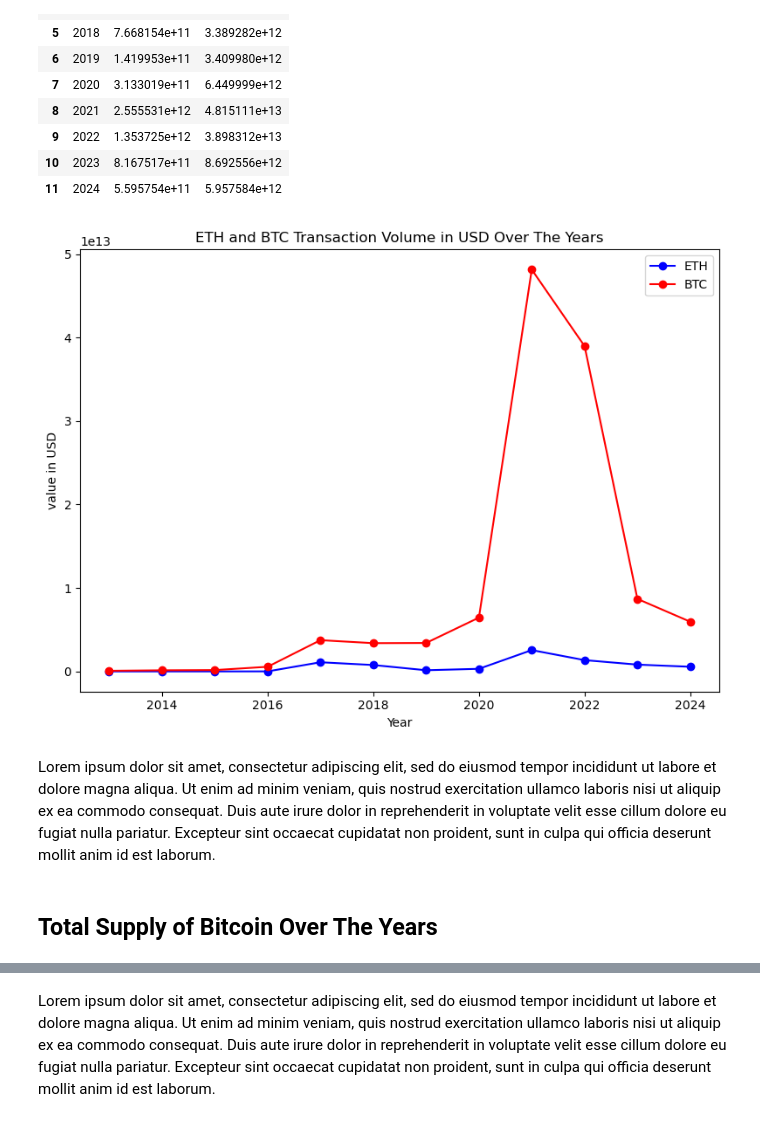
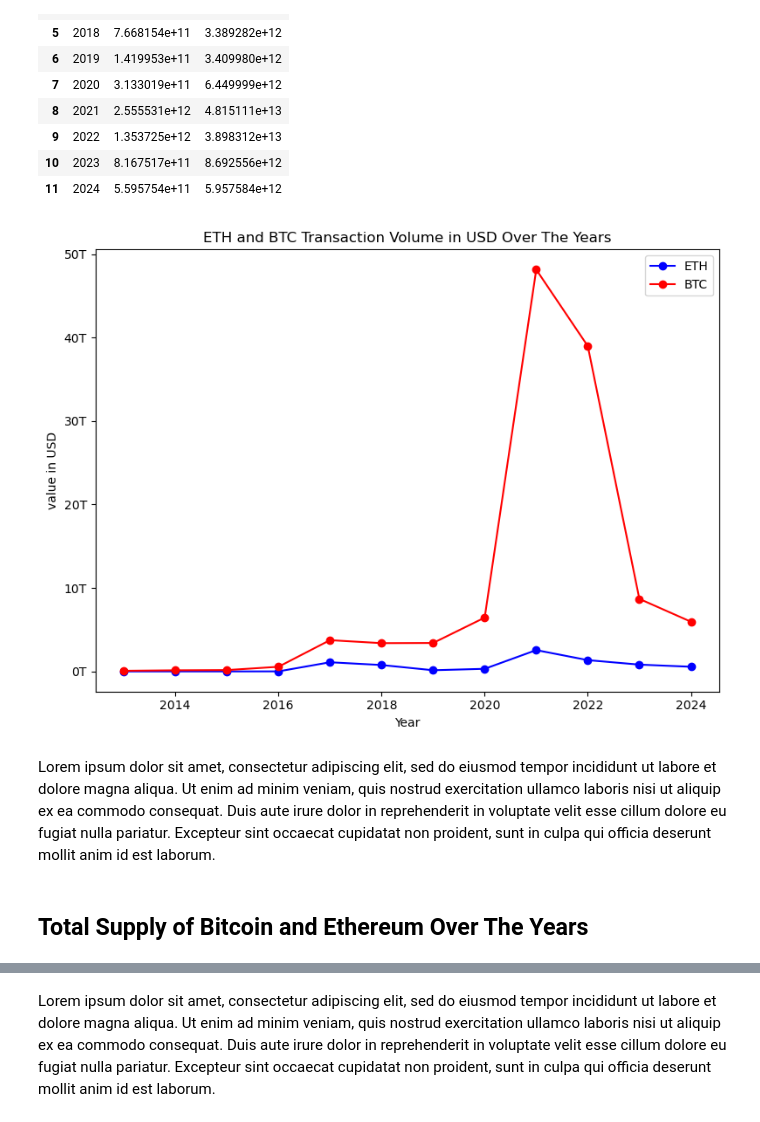
Before and after one commit to vsitucal-personal/bdcc_lab, a Jupyter notebook: BDCC_Lab.ipynb, the cells around one changed output, grey strips where cells are left out. Drawn from its saved outputs; the diff is of its cells as text; code cells hidden in the pictures.

```diff
--- a/BDCC_Lab.ipynb
+++ b/BDCC_Lab.ipynb
@@ -485,19 +413,19 @@ volume
 # %%
 plot_multiple_line_graphs2(
     x_list=[[volume["year"]]*2],
     y_list=[[[volume["eth_vol_usd"], "ETH", "b"], [volume["btc_vol_usd"], "BTC", "r"]]],
     x_labels=["Year"],
     y_labels=["value in USD"],
     titles=["ETH and BTC Transaction Volume in USD Over The Years"],
-    use_k=[False],
+    formatter=[trillions_formatter],
     use_legend=[True],
     show_grid=False,
     max_cols=1,
 )
 # %% [output]
-[figure, old version]
+[figure, new version]
 # %% [markdown]
 Lorem ipsum dolor sit amet, consectetur adipiscing elit, sed do eiusmod tempor incididunt ut labore et dolore magna aliqua. Ut enim ad minim veniam, quis nostrud exercitation ullamco laboris nisi ut aliquip ex ea commodo consequat. Duis aute irure dolor in reprehenderit in voluptate velit esse cillum dolore eu fugiat nulla pariatur. Excepteur sint occaecat cupidatat non proident, sunt in culpa qui officia deserunt mollit anim id est laborum.
 # %% [markdown]
-## Total Supply of Bitcoin Over The Years
+## Total Supply of Bitcoin and Ethereum Over The Years
 # %%
```
Also changed, not shown: parts of 27 cells of this notebook, 9 other files.
